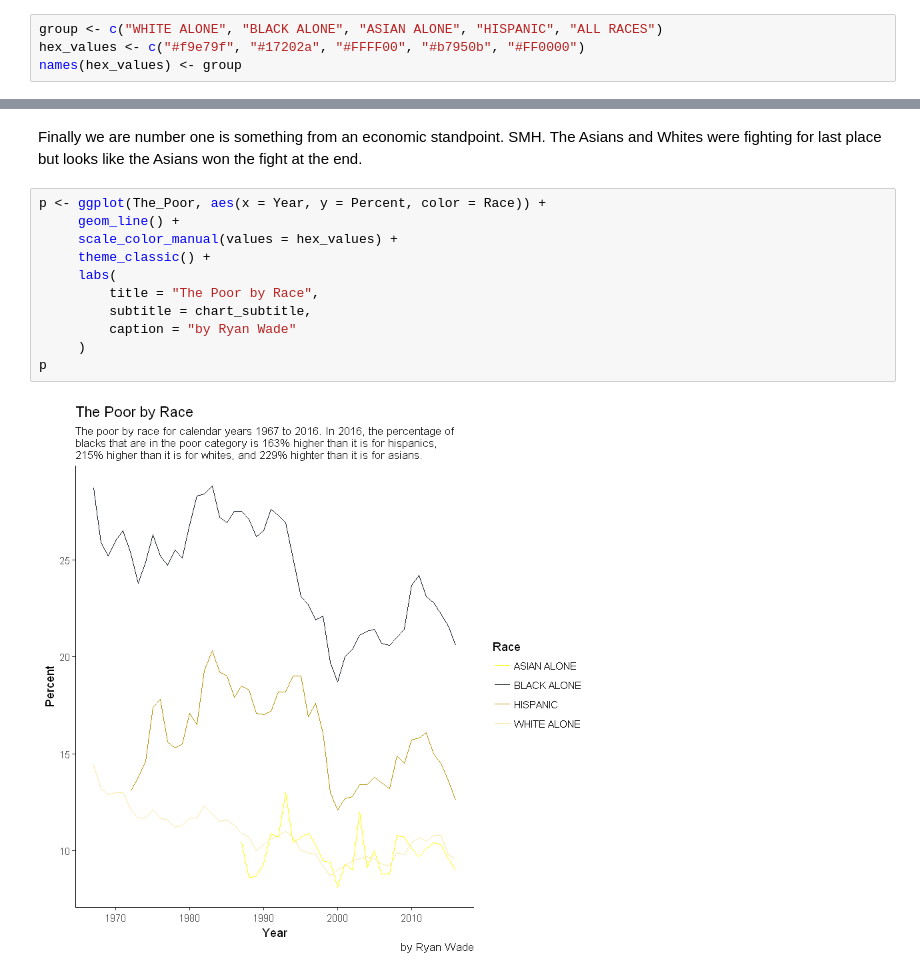
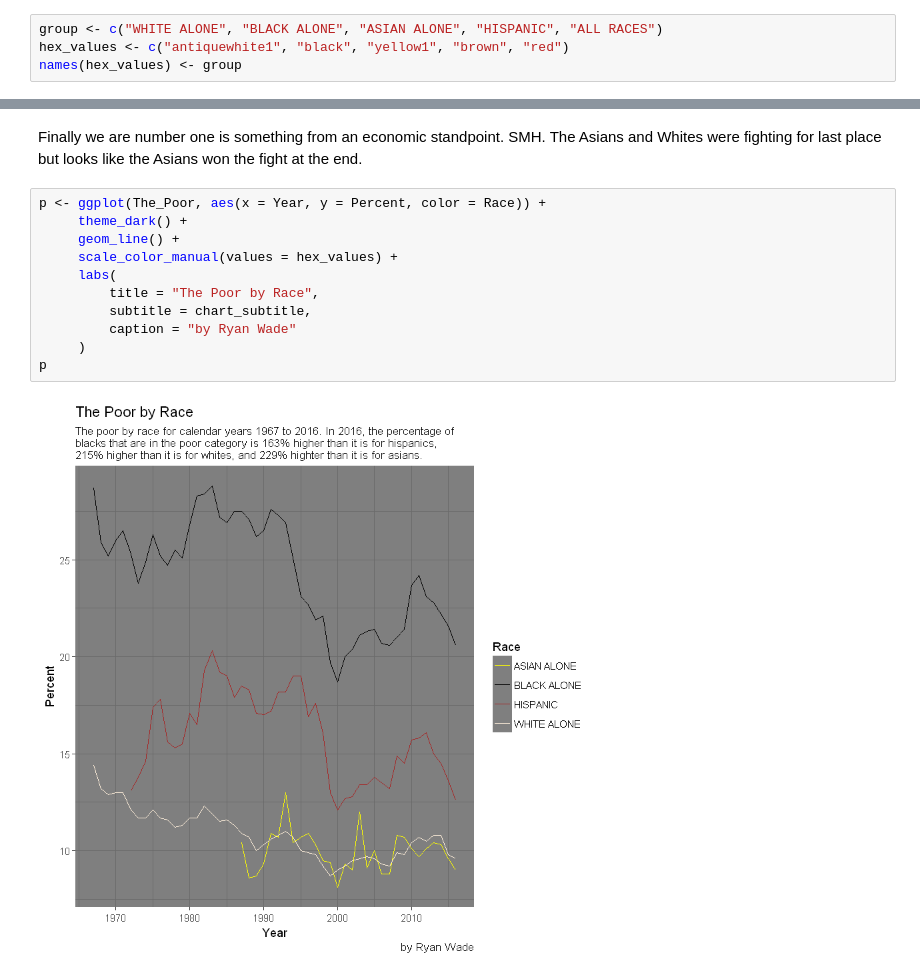
Before and after one commit to DieselAnalytics/BDPA_Workshop, a Jupyter notebook: BDPA_Conference_2018_Visualizations.ipynb, the cells around one changed output, grey strips where cells are left out. Saved outputs shown, nothing was run; the diff lists cells and outputs as text.

```diff
--- a/BDPA_Conference_2018_Visualizations.ipynb
+++ b/BDPA_Conference_2018_Visualizations.ipynb
@@ -76,7 +77,7 @@ cols(
 The code below creates a named character vector that is used to define the color for each race. We define the colors using the hex values that represents the color we want. You can get a list of hex values for various colors at http://cloford.com/resources/colours/500col.htm
 # %%
 group <- c("WHITE ALONE", "BLACK ALONE", "ASIAN ALONE", "HISPANIC", "ALL RACES")
-hex_values <- c("#f9e79f", "#17202a", "#FFFF00", "#b7950b", "#FF0000")
+hex_values <- c("antiquewhite1", "black", "yellow1", "brown", "red")
 names(hex_values) <- group
 # %% [markdown]
 The code below creates a line plot using the income_data data set and ggplot to show mean income by race. Note how the black income experience has been relative to other races.
@@ -315,14 +322,14 @@ chart_subtitle <-
 Finally we are number one is something from an economic standpoint. SMH. The Asians and Whites were fighting for last place but looks like the Asians won the fight at the end.
 # %%
 p <- ggplot(The_Poor, aes(x = Year, y = Percent, color = Race)) +
+     theme_dark() +
      geom_line() +
      scale_color_manual(values = hex_values) +
-     theme_classic() +
      labs(
          title = "The Poor by Race",
          subtitle = chart_subtitle,
          caption = "by Ryan Wade"
      )
 p
 # %% [output]
-[figure, old version]
+[figure, new version]
```
Also changed, not shown: parts of 3 cells of this notebook.
